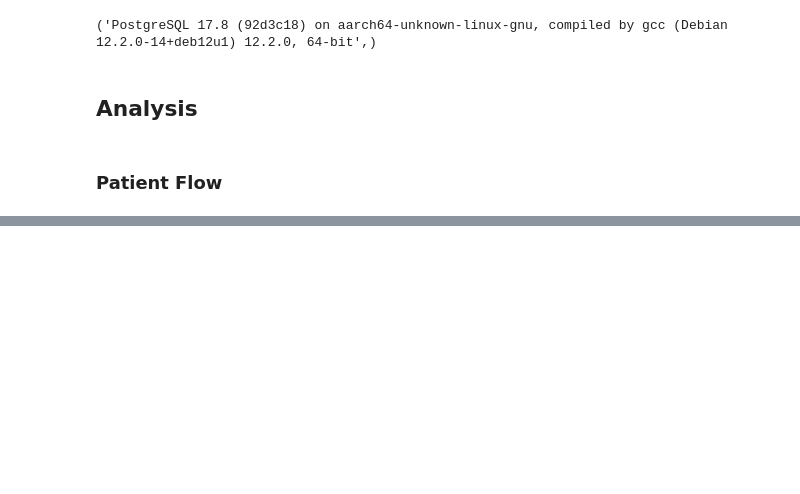
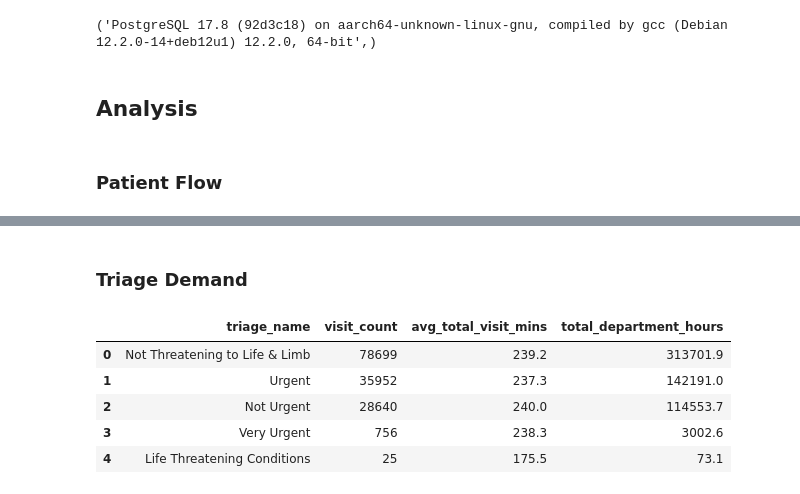
Before and after one commit to AyoubGutin/ae-database-project, a Jupyter notebook: notebooks/ae_reporting_analysis.ipynb, the cells around one changed output, grey strips where cells are left out. Saved outputs shown, nothing was run; the diff lists cells and outputs as text; code cells hidden in the pictures; blank space fills up the shorter version.

```diff
--- a/notebooks/ae_reporting_analysis.ipynb
+++ b/notebooks/ae_reporting_analysis.ipynb
@@ -99,0 +170,26 @@ plt.show()
+# %% [markdown]
+### Triage Demand
+# %%
+query_3 = '''
+SELECT
+    t.triage_name,
+    COUNT(*) AS visit_count,
+    ROUND(AVG(EXTRACT(EPOCH FROM (v.discharge_time - v.arrival_time)) / 60), 1) AS avg_total_visit_mins,
+    ROUND(SUM(EXTRACT(EPOCH FROM (v.discharge_time - v.arrival_time)) / 3600), 1) AS total_department_hours
+FROM visit v
+JOIN triage_category t
+    ON v.triage_id = t.triage_id
+WHERE v.discharge_time IS NOT NULL
+GROUP BY t.triage_name
+ORDER BY total_department_hours DESC;
+'''
+
+query_3_df = pd.read_sql(query_3, conn)
+query_3_df
+# %% [output]
+|  | triage_name | visit_count | avg_total_visit_mins | total_department_hours |
+| 0 | Not Threatening to Life & Limb | 78699 | 239.2 | 313701.9 |
+| 1 | Urgent | 35952 | 237.3 | 142191.0 |
+| 2 | Not Urgent | 28640 | 240.0 | 114553.7 |
+| 3 | Very Urgent | 756 | 238.3 | 3002.6 |
+| 4 | Life Threatening Conditions | 25 | 175.5 | 73.1 |
```
Also changed, not shown: parts of 8 cells of this notebook, 2 other files.
